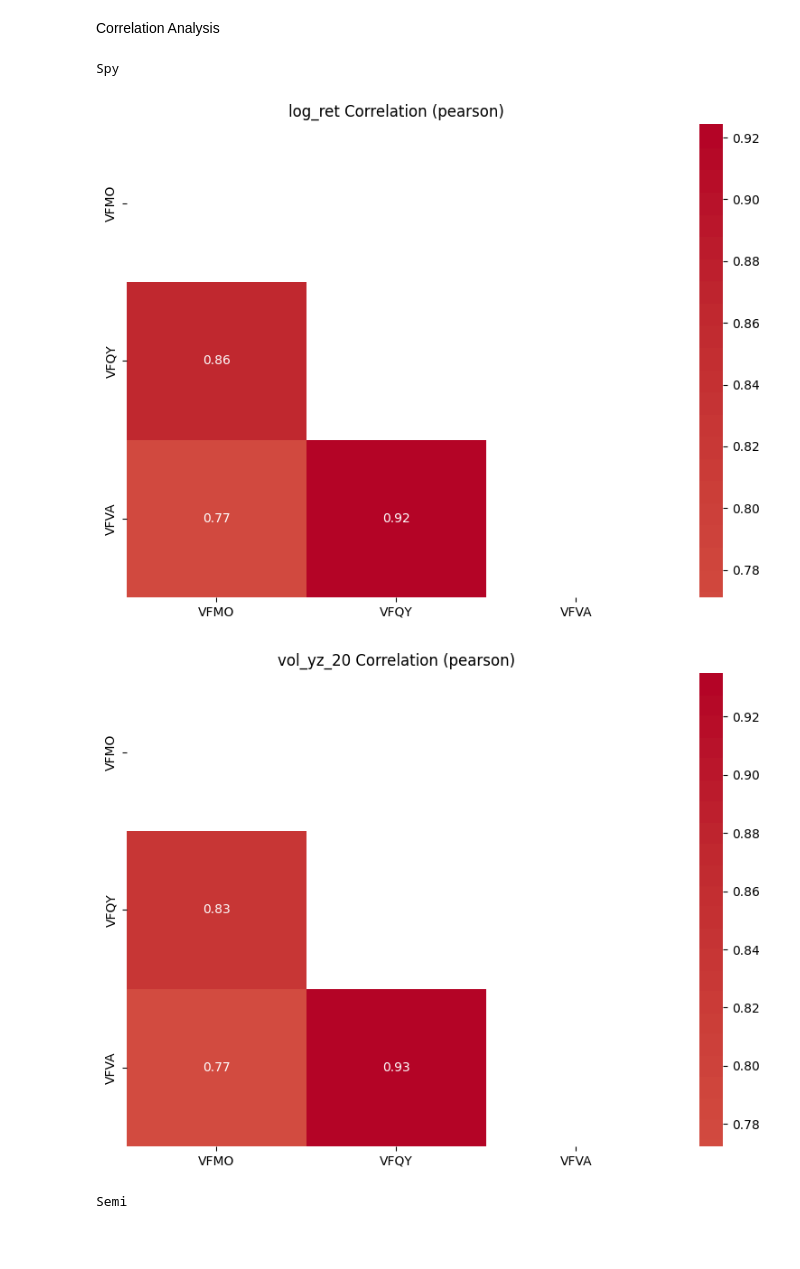
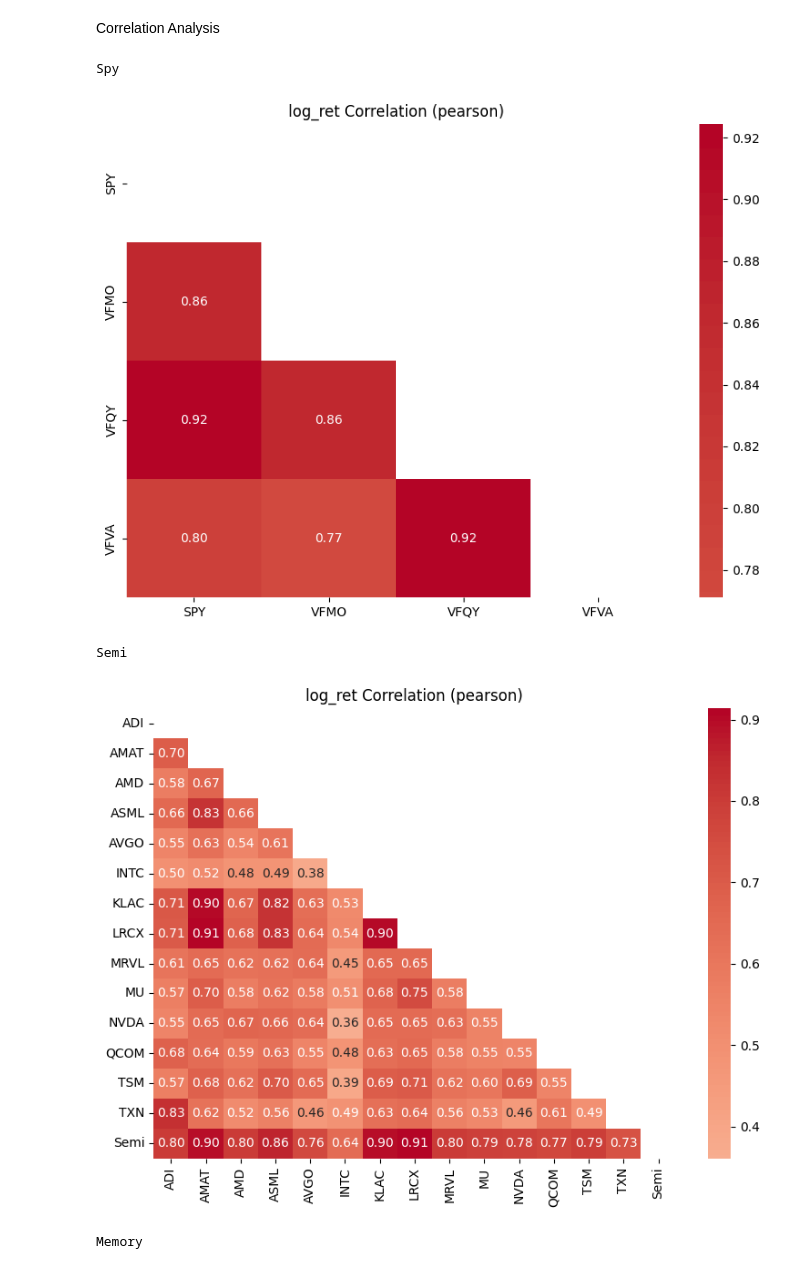
Before and after one commit to soonyz06/Stat_Arb, a Jupyter notebook: Stat_Arb.ipynb, the cells around one changed output. Cells and saved outputs as stored; diff of their text form; code cells hidden in the pictures; blank space fills up the shorter version.

```diff
--- a/Stat_Arb.ipynb
+++ b/Stat_Arb.ipynb
@@ -194,14 +197,36 @@ def add_vol_adj_ret(df, window, vol_type="ctc"):
         ).alias(f"log_ret_voladj_{window}_{vol_type}")
     )
 
+def add_equal_weight_benchmarks(df, groups, col="log_ret"):
+    benchmarks = []
+
+    for group_name, symbols in groups.items():
+        benchmark = (
+            df
+            .filter(pl.col("symbol").is_in(symbols))
+            .group_by("date")
+            .agg(pl.col(col).mean().alias(col))
+            .with_columns(pl.lit(group_name).alias("symbol"))
+        )
+
+        benchmarks.append(benchmark)
+
+    benchmark_df = pl.concat(benchmarks).select(["date", "symbol", col])
+
+    return pl.concat([df, benchmark_df], how="diagonal")
+
+
+temp = all_symbols.copy()
+del temp["SPY"]
+
 df = (lf
       .sort(["symbol", "date"])
       .with_columns([
           (pl.col("adjclose").log().diff().over("symbol")).alias("log_ret"),
       ])
+      .pipe(add_equal_weight_benchmarks, temp, col="log_ret")
+      .select(["date", "symbol", "log_ret"])
       .pipe(add_ctc_vol, window=20)
-      .pipe(add_yz_vol, window=20)
-      .select(pl.exclude(["open", "high", "low", "close", "adjclose"]))
 ).collect()
 
 display(df.head(3))
@@ -383,6 +419,7 @@ def plot_all_cumulative_log_ret(df):
     plt.show()
 
 
+bnch = df.filter(pl.col("symbol").is_in(all_symbols.keys()))
 plot_all_cumulative_log_ret(bnch)
 plot_symbols(bnch, "vol_ctc_20")
 
@@ -390,5 +427,5 @@ for k, v in all_symbols.items():
   print(k.title())
   ph = df.filter(pl.col("symbol").is_in(v))
   plot_all_cumulative_log_ret(ph)
-  plot_symbols(ph, "vol_yz_20")
+  plot_symbols(ph, "vol_ctc_20")
 # %% [output]
@@ -553,35 +530,35 @@ def plot_symbol_corr(df, col="log_ret", method="pearson"):
             values=col,
             index="date",
             on="symbol"
         )
         .to_pandas()
     )
 
     corr = wide.drop(columns=["date"]).corr(method)
     mask = np.triu(np.ones_like(corr, dtype=bool))
 
     plt.figure(figsize=(8, 6))
     sns.heatmap(
         corr,
         mask=mask,
         annot=True,
         fmt=".2f",
         cmap="coolwarm",
         center=0
     )
 
     plt.title(f"{col} Correlation ({method})")
     plt.tight_layout()
     plt.show()
 
 
 for k in all_symbols.keys():
   print(k.title())
-  ph = df.filter(pl.col("symbol").is_in(all_symbols[k]))
+  ph = df.filter(pl.col("symbol").is_in([k]+all_symbols[k]))
   plot_symbol_corr(ph, col="log_ret")
-  plot_symbol_corr(ph, col="vol_yz_20")
 # %% [output]
 Spy
-[figure, old version]
+[figure, new version]
+Semi
-[figure, old version]
+[figure, new version]
-Semi
+Memory
```
Also changed, not shown: parts of 17 cells of this notebook.
